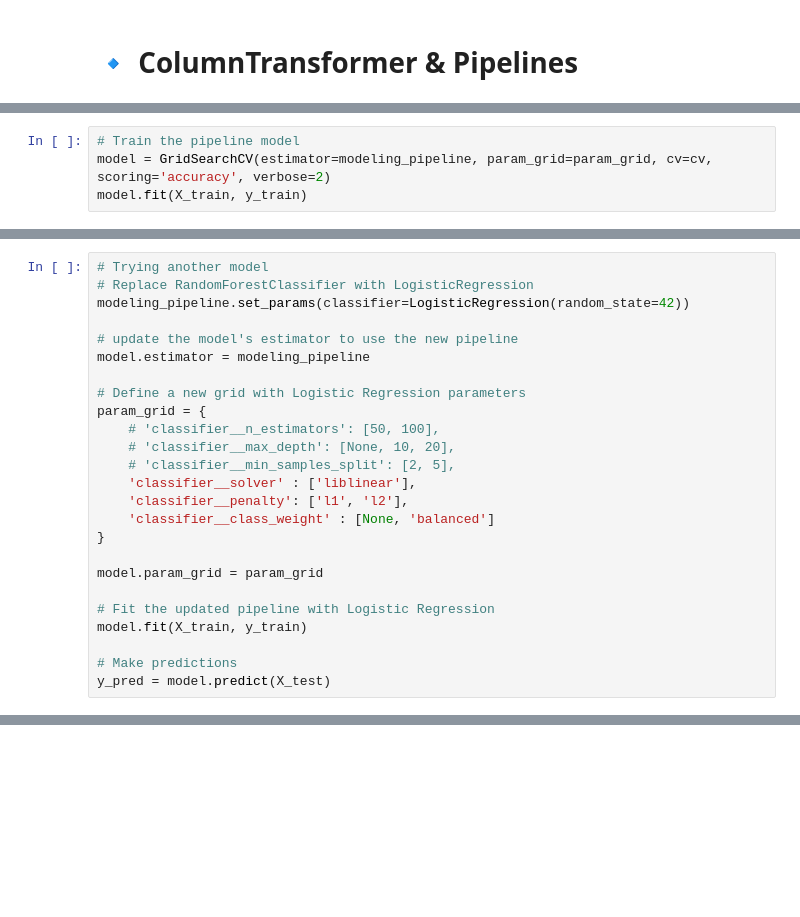
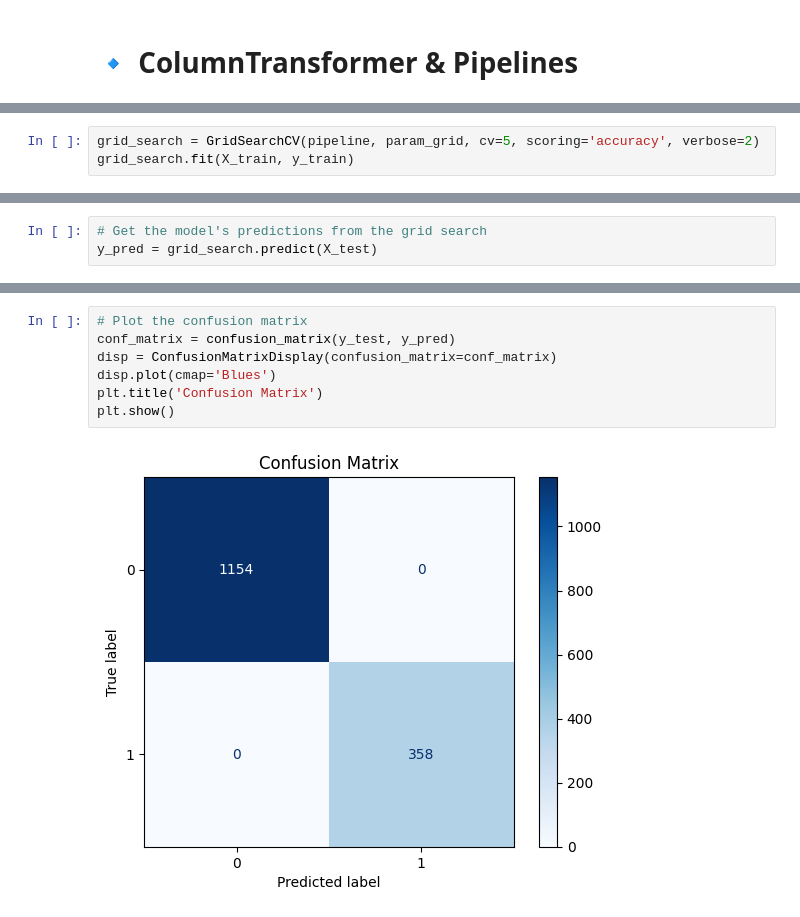
Before and after one commit to martacanirome4/ML_Rainfall_Prediction, a Jupyter notebook: rainfallPredictor.ipynb, the cells around one changed output, grey strips where cells are left out. Drawn from its saved outputs; the diff is of its cells as text; blank space fills up the shorter version.

```diff
--- a/rainfallPredictor.ipynb
+++ b/rainfallPredictor.ipynb
@@ -235,4 +266,0 @@ cv = StratifiedKFold(n_splits=5, shuffle=True)
-# %%
-# Train the pipeline model
-model = GridSearchCV(estimator=modeling_pipeline, param_grid=param_grid, cv=cv, scoring='accuracy', verbose=2)
-model.fit(X_train, y_train)
@@ -388,25 +266,0 @@ Test set accuracy: 83.00%
-# %%
-# Trying another model
-# Replace RandomForestClassifier with LogisticRegression
-modeling_pipeline.set_params(classifier=LogisticRegression(random_state=42))
-
-# update the model's estimator to use the new pipeline
-model.estimator = modeling_pipeline
-
-# Define a new grid with Logistic Regression parameters
-param_grid = {
-    # 'classifier__n_estimators': [50, 100],
-    # 'classifier__max_depth': [None, 10, 20],
-    # 'classifier__min_samples_split': [2, 5],
-    'classifier__solver' : ['liblinear'],
-    'classifier__penalty': ['l1', 'l2'],
-    'classifier__class_weight' : [None, 'balanced']
-}
-
-model.param_grid = param_grid
-
-# Fit the updated pipeline with Logistic Regression
-model.fit(X_train, y_train)
-
-# Make predictions
-y_pred = model.predict(X_test)
@@ -459,0 +270,3 @@ feature_names = numerical_feature_names + list(categorical_feature_names)
+# %%
+grid_search = GridSearchCV(pipeline, param_grid, cv=5, scoring='accuracy', verbose=2)
+grid_search.fit(X_train, y_train)
@@ -459,0 +320,3 @@ feature_names = numerical_feature_names + list(categorical_feature_names)
+# %%
+# Get the model's predictions from the grid search
+y_pred = grid_search.predict(X_test)
@@ -459,0 +337,9 @@ feature_names = numerical_feature_names + list(categorical_feature_names)
+# %%
+# Plot the confusion matrix
+conf_matrix = confusion_matrix(y_test, y_pred)
+disp = ConfusionMatrixDisplay(confusion_matrix=conf_matrix)
+disp.plot(cmap='Blues')
+plt.title('Confusion Matrix')
+plt.show()
+# %% [output]
+[figure, added]
```
Also changed, not shown: parts of 46 cells of this notebook.
